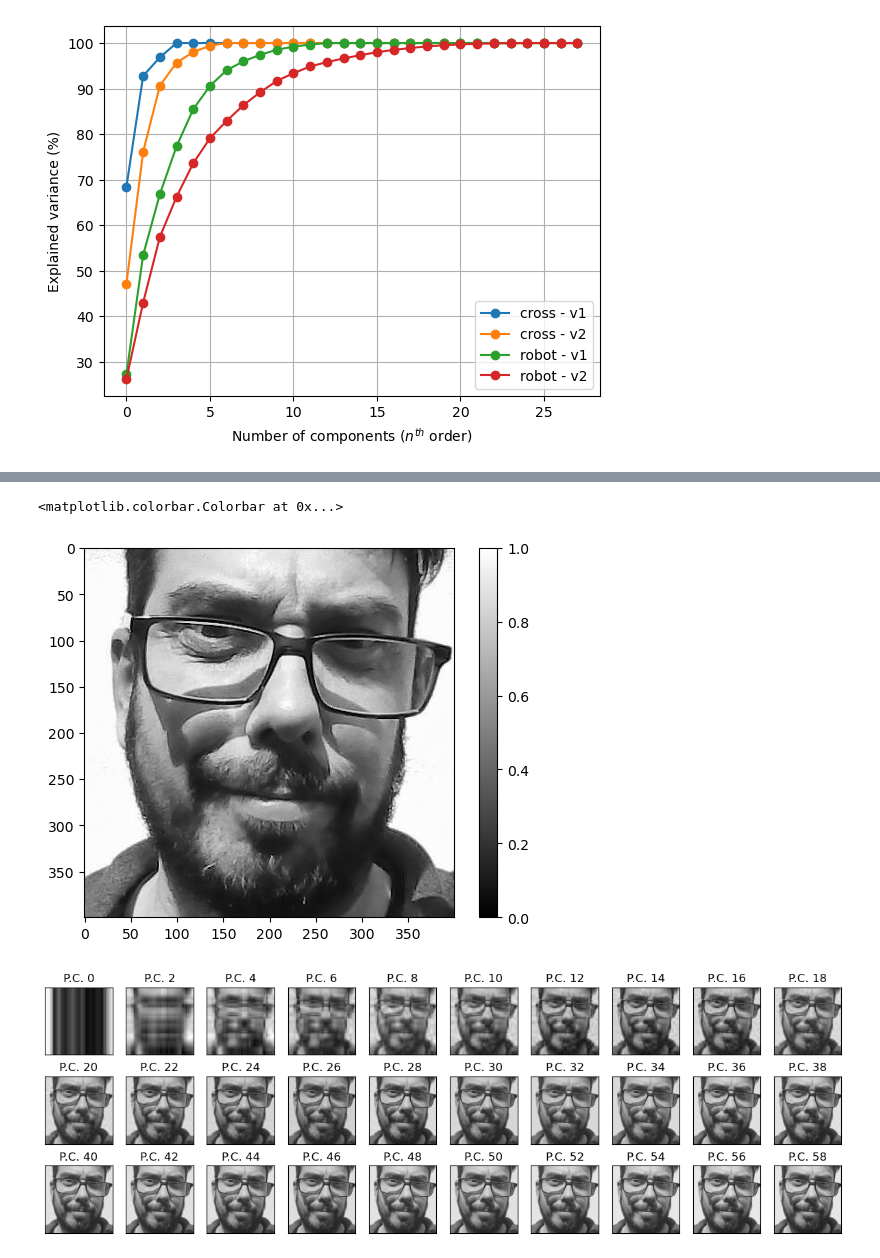
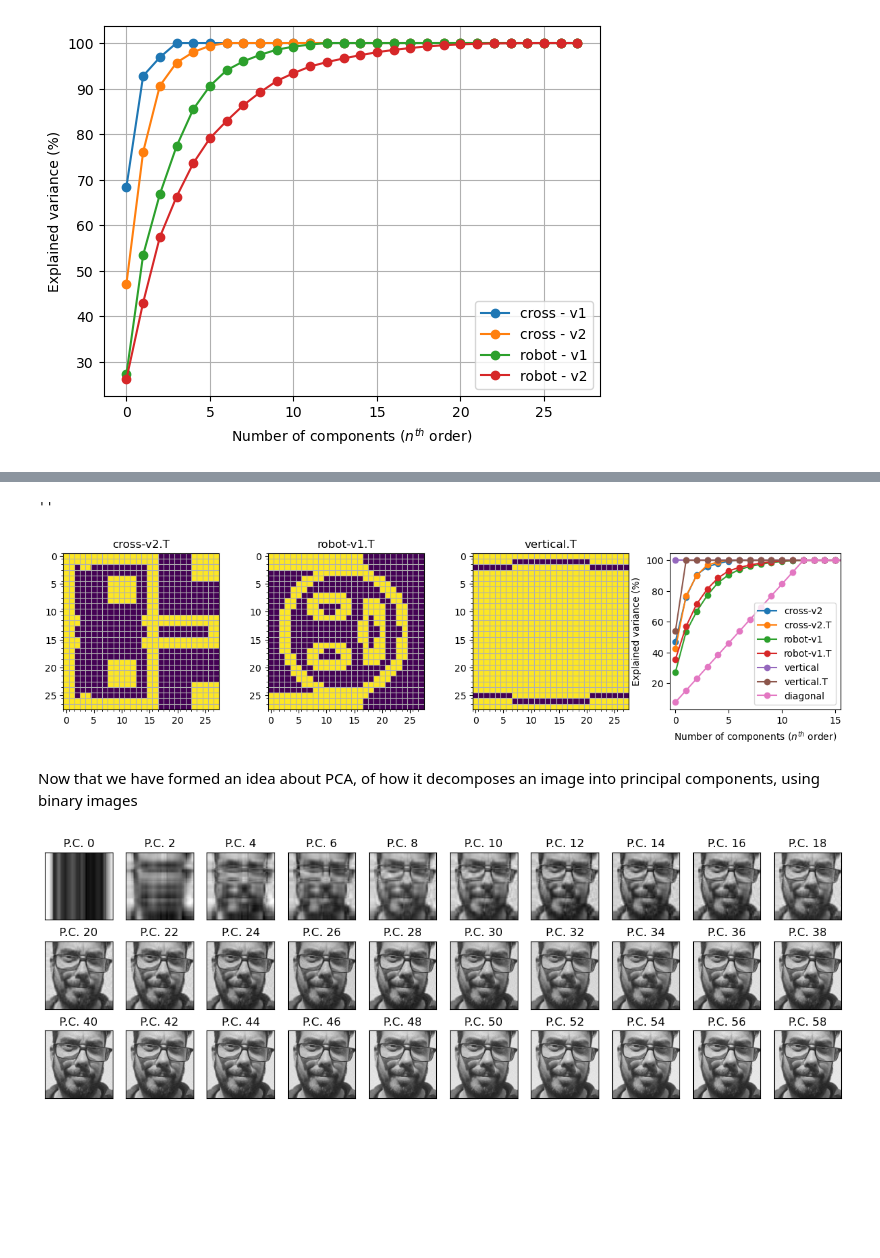
Before and after one commit to rh-pires/principal-component-analysis, a Jupyter notebook: pca_intro.ipynb, the cells around one changed output, grey strips where cells are left out. Saved outputs shown, nothing was run; the diff lists cells and outputs as text; code cells hidden in the pictures; blank space fills up the shorter version.

```diff
--- a/pca_intro.ipynb
+++ b/pca_intro.ipynb
@@ -239,17 +299,57 @@ img_pc = image_sum_components(img_robot2,pc_lst)
+# %%
+transpose_cross2 = img_cross2.T
+transpose_robot1 = img_robot1.T
+transpose_vertical = img_vertical.T
+
+img_lst = [transpose_cross2, transpose_robot1,transpose_vertical]
+legend_img_lst = ["cross-v2.T", "robot-v1.T", "vertical.T", "diagonal"]
+
+graph_lst = [img_cross2, transpose_cross2, img_robot1, transpose_robot1, img_vertical, transpose_vertical, img_diagonal]
+graph_legend_lst =["cross-v2", "cross-v2.T","robot-v1","robot-v1.T", "vertical", "vertical.T", "diagonal"]
+
+fig, axes = plt.subplots(1,4,figsize=(15,3))
+ax = axes.ravel()
+#Visualize the transposed matrices
+for i, img in enumerate(img_lst):
+    # Major ticks
+    ax[i].set_xticks(np.arange(0, 27, 5))
+    ax[i].set_yticks(np.arange(0, 27, 5))
+    # Labels for major ticks
+    ax[i].set_xticklabels(np.arange(0, 27, 5))
+    ax[i].set_yticklabels(np.arange(0, 27, 5))
+    # Minor ticks
+    ax[i].set_xticks(np.arange(-.5, 27.5, 1), minor=True)
+    ax[i].set_yticks(np.arange(-.5, 27.5, 1), minor=True)
+    # Set grid
+    ax[i].grid(True, which='minor')
+    # Set title
+    ax[i].set_title(legend_img_lst[i])
+    # Plot array
+    ax[i].imshow(img)
+
+for i, img in enumerate(graph_lst):
+    pca_line = pca_cumsum(img, 28)
+    plt.plot(pca_line, 'o-')
+
+ax[3].legend(graph_legend_lst)
+ax[3].set_xlabel('Number of components ($n^{th}$ order)')
+ax[3].set_ylabel('Explained variance (%)')
+ax[3].set_xlim((-0.5,15.5))
+;
+# %% [output]
+''
+[figure, added]
+# %% [markdown]
+Now that we have formed an idea about PCA, of how it decomposes an image into principal components, using binary images
 # %%
 from skimage.color import rgb2gray
 #loads image
 img_face = io.imread("images/original_image.jpg")
-# converts from rgb color space to grayscale
-img_face = rgb2gray(img_face)
 # defines the pixel lenght and width of the final (square) image
 delta = 400
 # Crops the image
-img_face = img_face[250:250+delta,450:450+delta]
-plt.imshow(img_face, cmap="gray")
-plt.colorbar()
+img_face_color = img_face[250:250+delta,450:450+delta]
+# converts from rgb color space to grayscale
+img_face_bw = rgb2gray(img_face_color)
-# %% [output]
-<matplotlib.colorbar.Colorbar at 0x...>
-[figure, removed]
 # %%
 my_lst = np.arange(0,60,2)
```
Also changed, not shown: parts of 13 cells of this notebook, 2 other files.
